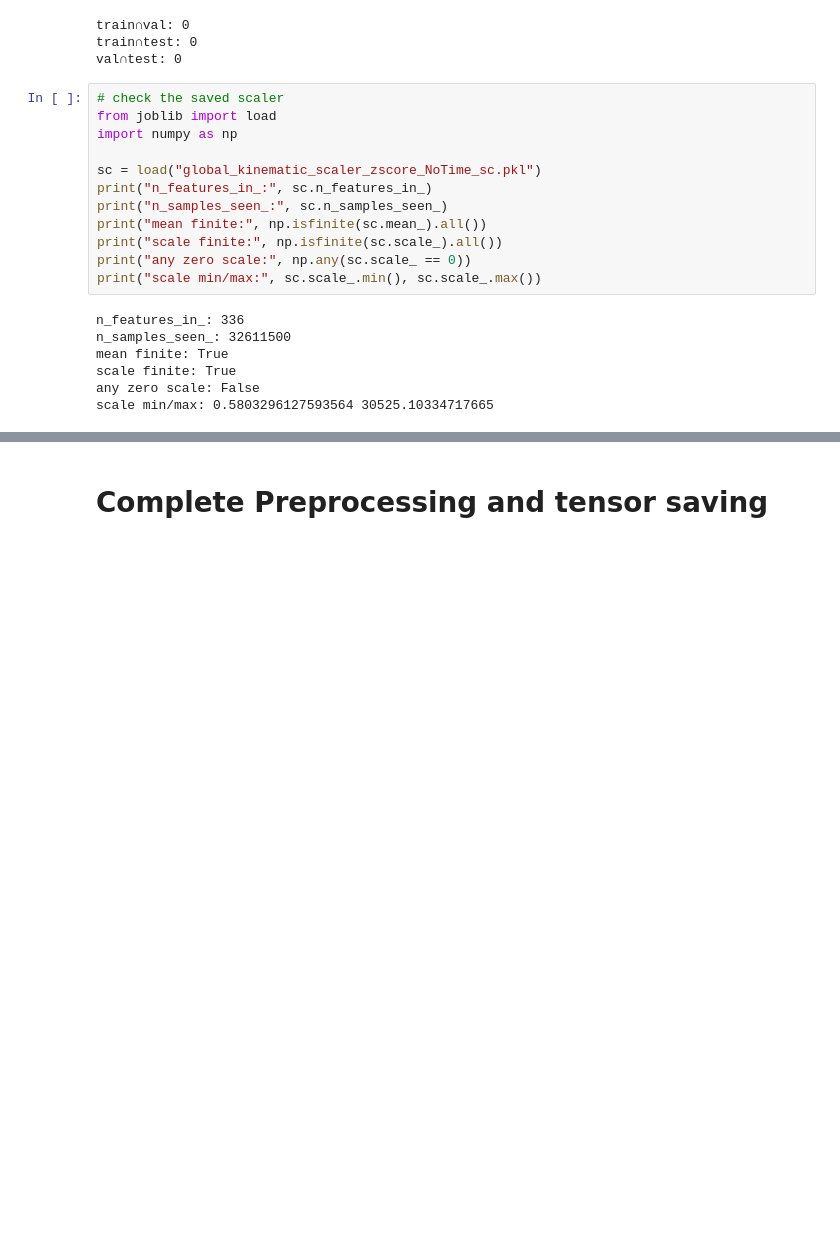
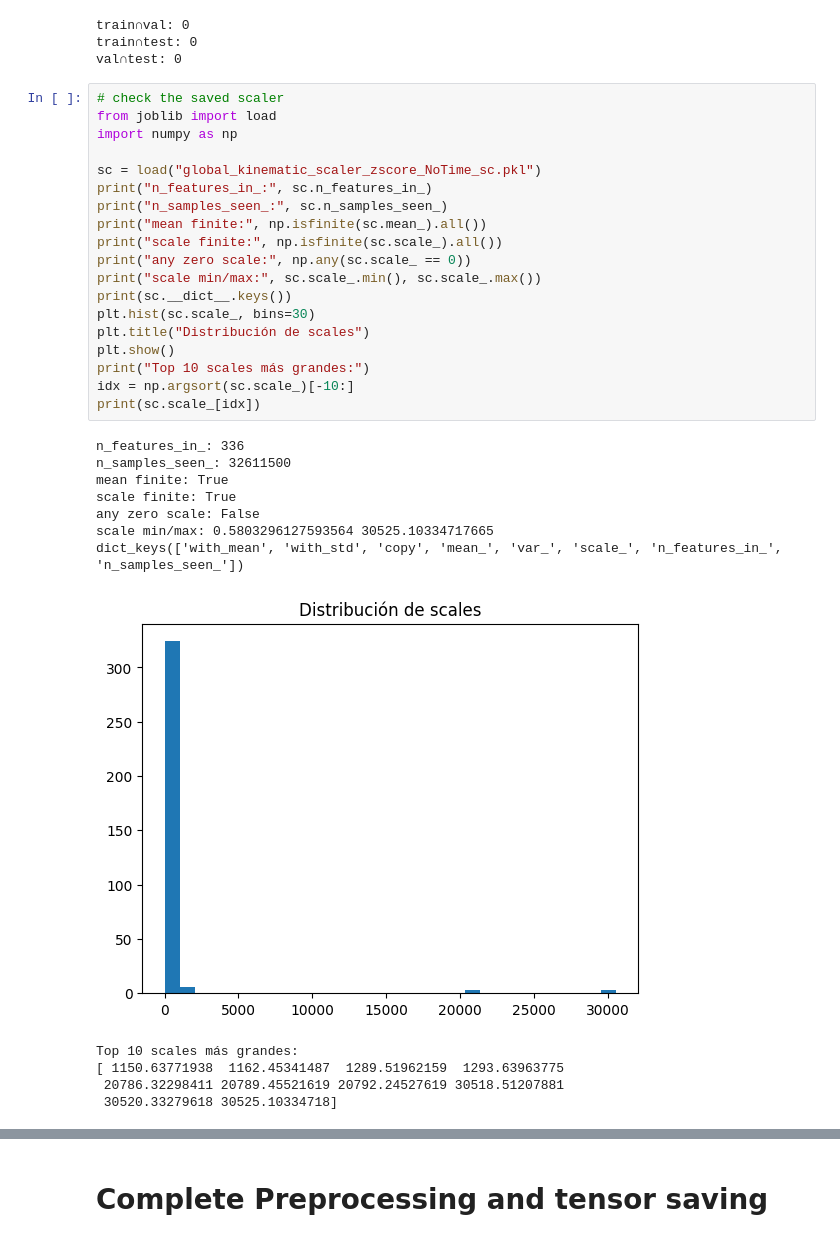
Before and after one commit to carmare13/Gait-Stability, a Jupyter notebook: NoteBooks/Data_Preprocessing.ipynb, the cells around one changed output, grey strips where cells are left out. Saved outputs shown, nothing was run; the diff lists cells and outputs as text; blank space fills up the shorter version.

```diff
--- a/NoteBooks/Data_Preprocessing.ipynb
+++ b/NoteBooks/Data_Preprocessing.ipynb
@@ -1064,19 +1064,32 @@ val∩test: 0
 # %%
 # check the saved scaler
 from joblib import load
 import numpy as np
 
 sc = load("global_kinematic_scaler_zscore_NoTime_sc.pkl")
 print("n_features_in_:", sc.n_features_in_)
 print("n_samples_seen_:", sc.n_samples_seen_)
 print("mean finite:", np.isfinite(sc.mean_).all())
 print("scale finite:", np.isfinite(sc.scale_).all())
 print("any zero scale:", np.any(sc.scale_ == 0))
 print("scale min/max:", sc.scale_.min(), sc.scale_.max())
+print(sc.__dict__.keys())
+plt.hist(sc.scale_, bins=30)
+plt.title("Distribución de scales")
+plt.show()
+print("Top 10 scales más grandes:")
+idx = np.argsort(sc.scale_)[-10:]
+print(sc.scale_[idx])
 # %% [output]
 n_features_in_: 336
 n_samples_seen_: 32611500
 mean finite: True
 scale finite: True
 any zero scale: False
 scale min/max: 0.5803296127593564 30525.10334717665
+dict_keys(['with_mean', 'with_std', 'copy', 'mean_', 'var_', 'scale_', 'n_features_in_', 'n_samples_seen_'])
+[figure, added]
+Top 10 scales más grandes:
+[ 1150.63771938  1162.45341487  1289.51962159  1293.63963775
+ 20786.32298411 20789.45521619 20792.24527619 30518.51207881
+ 30520.33279618 30525.10334718]
```
Also changed, not shown: parts of 9 cells of this notebook, 2 other files.
